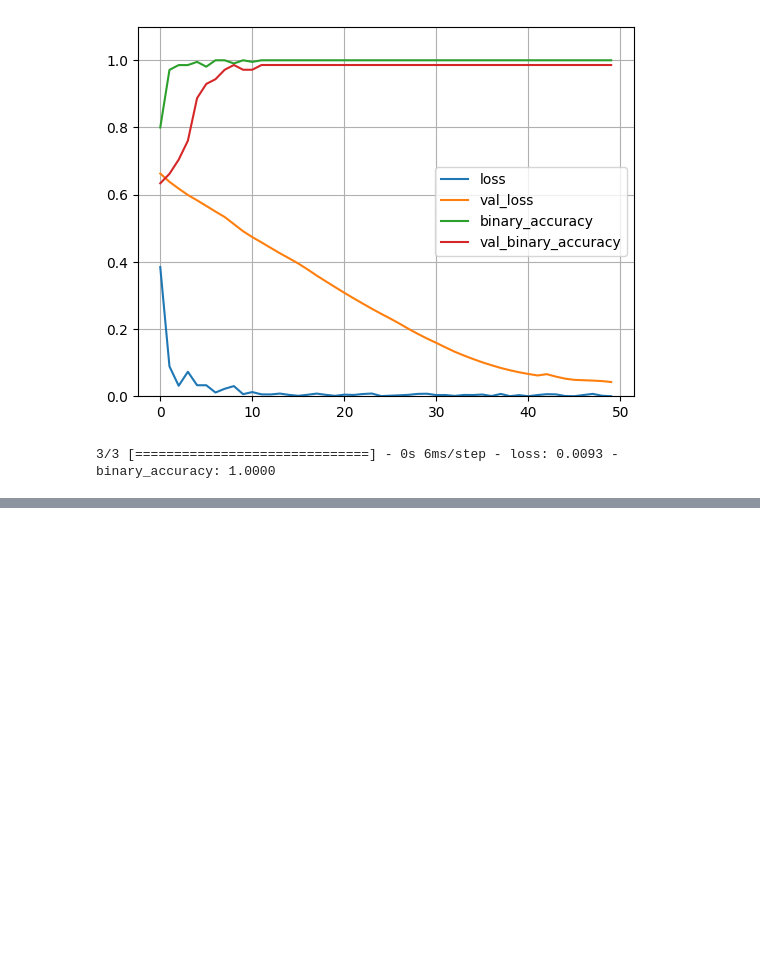
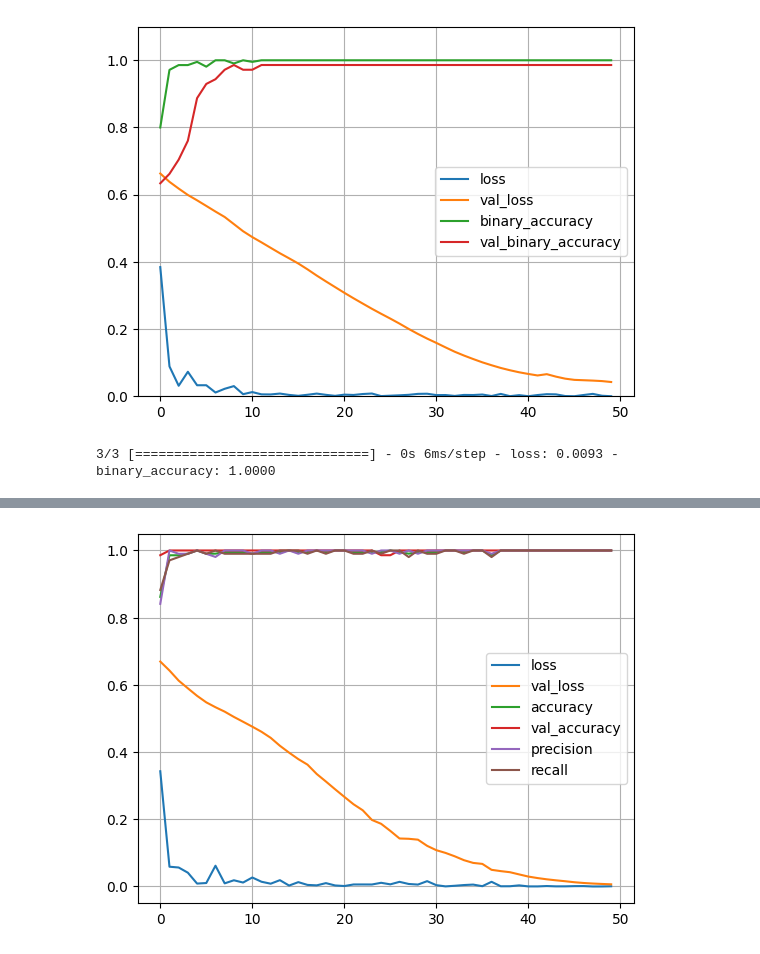
Before and after one commit to x3042/DLforG4P, a Jupyter notebook: exps_thesis.ipynb, the cells around one changed output, grey strips where cells are left out. Cells and saved outputs as stored; diff of their text form; code cells hidden in the pictures; blank space fills up the shorter version.

```diff
--- a/exps_thesis.ipynb
+++ b/exps_thesis.ipynb
@@ -1453,0 +1528,18 @@ loss, acc = MLP.evaluate(X_test, y_test)
+# %%
+def plot_loss_metr(history):
+  plt.plot(history.history['loss'], label='loss')
+  plt.plot(history.history['val_loss'], label='val_loss')
+  plt.plot(history.history['binary_accuracy'], label='accuracy')
+  plt.plot(history.history['val_binary_accuracy'], label='val_accuracy')
+  plt.plot(history.history['precision'], label='precision')
+  plt.plot(history.history['recall'], label='recall')
+
+  # plt.ylim([0, 10])
+  # plt.xlabel('Epoch')
+  # plt.ylabel('Error [MPG]')
+  plt.legend()
+  plt.grid(True)
+# %%
+plot_loss_metr(history)
+# %% [output]
+[figure, added]
```
Also changed, not shown: parts of 9 cells of this notebook.
